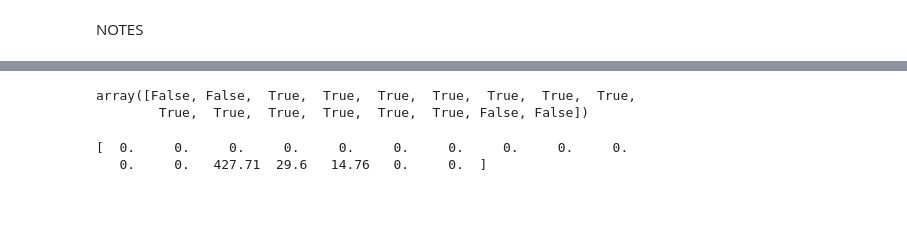
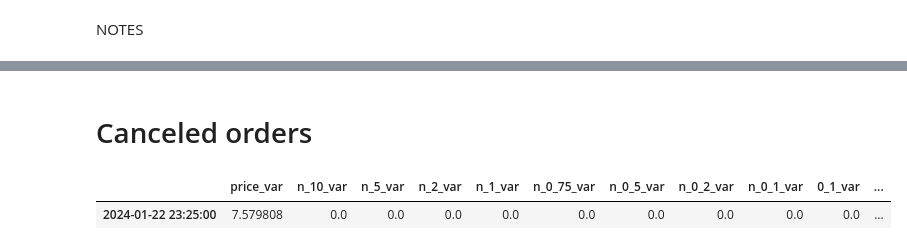
Before and after one commit to IndianaBug/fastmoonStreams, a Jupyter notebook: examples/sprocess_spotperp_examples.ipynb, the cells around one changed output, grey strips where cells are left out. Saved outputs shown, nothing was run; the diff lists cells and outputs as text; code cells hidden in the pictures; blank space fills up the shorter version.

```diff
--- a/examples/sprocess_spotperp_examples.ipynb
+++ b/examples/sprocess_spotperp_examples.ipynb
@@ -47,7 +53,8 @@ print(f"elapsed_time for {len(books)+1} iterations: ", time.time() - start)
 # %% [markdown]
 # Trades
 # %%
-trades = json.load(open('examples/data/binance_perp/trades.json', 'r'))
+trades = json.load(open("C:\\coding\\SatoshiVault\\examples\data\\binance_perp\\trades.json"))
+#trades = json.load(open('examples/data/binance_perp/trades.json', 'r'))
 
 a  = sProcessTrades('binance', 'btc_usdt', btc_price, 20)
 start = time.time()
@@ -57,7 +66,8 @@ print("elapsed_time : ", time.time() - start)
 # %% [markdown]
 # Open Interest
 # %%
-trades = json.load(open('examples/data/binance_perp/trades.json', 'r'))
+trades = json.load(open("C:\\coding\\SatoshiVault\\examples\data\\binance_perp\\trades.json"))
+#trades = json.load(open('examples/data/binance_perp/trades.json', 'r'))
 a  = sProcessOI('binance', 'btc_usdt', btc_price, 20)
 start = time.time()
 for e in trades:
@@ -66,7 +78,8 @@ print("elapsed_time : ", time.time() - start)
 # %% [markdown]
 # Liquidations
 # %%
-trades = json.load(open('examples/data/binance_perp/trades.json', 'r'))
+trades = json.load(open("C:\\coding\\SatoshiVault\\examples\data\\binance_perp\\trades.json"))
+#trades = json.load(open('examples/data/binance_perp/trades.json', 'r'))
 a  = sProcessLiquidations('binance', 'btc_usdt', btc_price, 20)
 start = time.time()
 for e in trades:
@@ -78,8 +93,11 @@ NOTES
 # %%
 import copy
 
-initial_books = json.load(open('/content/SatoshiVault/examples/data/binance_perp/books.json', 'r'))
-books = json.load(open('/content/SatoshiVault/examples/data/binance_perp/bupdates.json', 'r'))
+initial_books = json.load(open('C:\\coding\\SatoshiVault\\examples\data\\binance_perp\\books.json', 'r'))
+books = json.load(open('C:\\coding\\SatoshiVault\\examples\data\\binance_perp\\bupdates.json', 'r'))
+
+# initial_books = json.load(open('/content/SatoshiVault/examples/data/binance_perp/books.json', 'r'))
+# books = json.load(open('/content/SatoshiVault/examples/data/binance_perp/bupdates.json', 'r'))
 
 btc_price = (float(initial_books['bids'][0][0]) + float(initial_books['asks'][0][0])) / 2
 
@@ -393,36 +160,15 @@ print(sums, unique_values)
-# %%
-import numpy as np
-
-# Given arrays
-array_1 = np.array([-10., -5., -2., -1., -0.75, -0.5, -0.2, -0.1, 0.1, 0.2, 0.5, 0.75, 1., 2., 5., 10., 100.])
-array_2 = np.array([-2., -1., -0.75, -0.5, -0.2, -0.1, 0.1, 0.2, 0.5, 0.75, 1., 2., 5.])
-array_3 = np.array([0.0, 0.0, 0.0, 0.0, 0.0, 0.0, 0.0, 0.0, 0.0, 0.0, 427.71, 29.6, 14.76])
-
-array_4 = np.zeros_like(array_1)
-#array_3_ = np.pad(array_3, (0, len(array_1) - len(array_2)), 'constant')
-
-common_indices = np.isin(array_1, array_2)
-
-common_indices
-# %% [output]
-array([False, False,  True,  True,  True,  True,  True,  True,  True,
-        True,  True,  True,  True,  True,  True, False, False])
-# %%
-import numpy as np
-
-array1 = np.array([-10., -5., -2., -1., -0.75, -0.5, -0.2, -0.1, 0.1, 0.2, 0.5, 0.75, 1., 2., 5., 10., 100.])
-array2 = np.array([-2., -1., -0.75, -0.5, -0.2, -0.1, 0.1, 0.2, 0.5, 0.75, 1., 2., 5.])
-array3 = np.array([0.0, 0.0, 0.0, 0.0, 0.0, 0.0, 0.0, 0.0, 0.0, 0.0, 427.71, 29.6, 14.76])
-
-def g(array1, array2, array3):
-    array4 = np.zeros_like(array1)
-    for i in range(len(array1)):
-        if array1[i] in array2:
-            array4[i] = array3[array2.tolist().index(array1[i])]
-    return array4
-
-array4 = g(array1.copy(), array2.copy(), array3.copy())
-print(array4)
-# %% [output]
-[  0.     0.     0.     0.     0.     0.     0.     0.     0.     0.
-   0.     0.   427.71  29.6   14.76   0.     0.  ]
+# %% [markdown]
+# Canceled orders
+# %%
+levels = np.array([0, 0.1, 0.2,  0.5, 0.75, 1.0, 2.0, 5.0, 10.0])
+
+processes = [b, t]
+
+mvb = m_Variance_books(processes, levels)
+
+mvb.get_variances(btc_price)
+
+mvb.snapshot
+# %% [output]
+|  | price_var | n_10_var | n_5_var | n_2_var | n_1_var | n_0_75_var | n_0_5_var | n_0_2_var | n_0_1_var | 0_1_var | ... |
+| 2024-01-22 23:25:00 | 7.579808 | 0.0 | 0.0 | 0.0 | 0.0 | 0.0 | 0.0 | 0.0 | 0.0 | 0.0 | ... |
```
Also changed, not shown: parts of 20 cells of this notebook, 3 other files.
